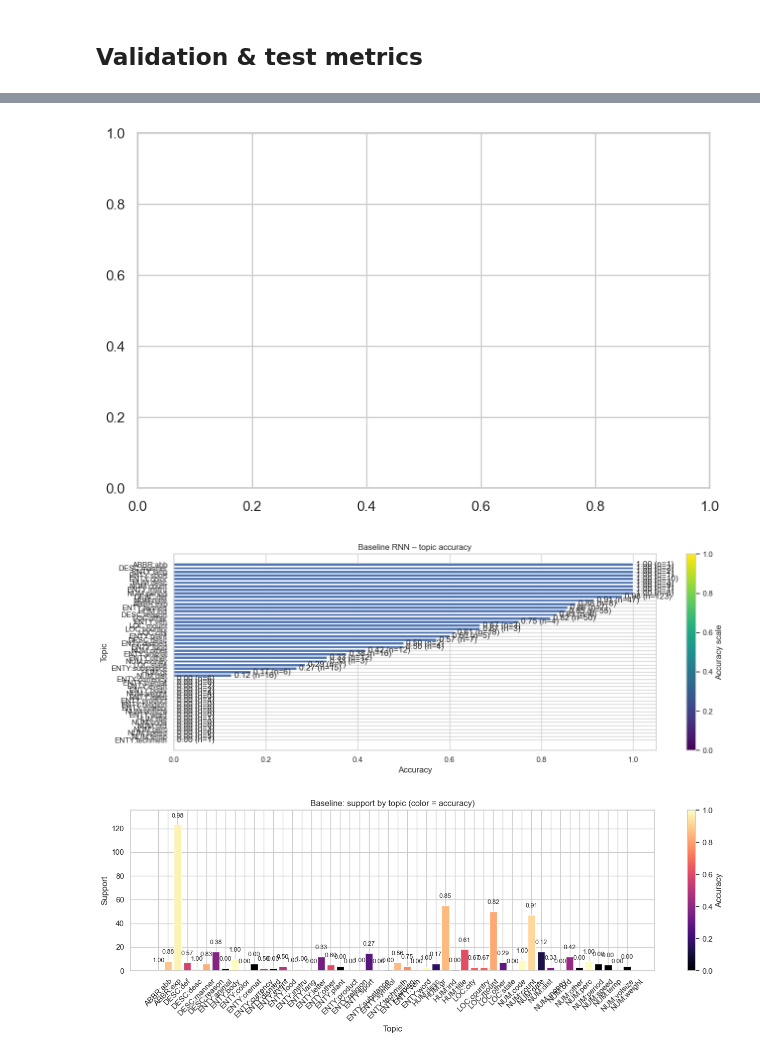
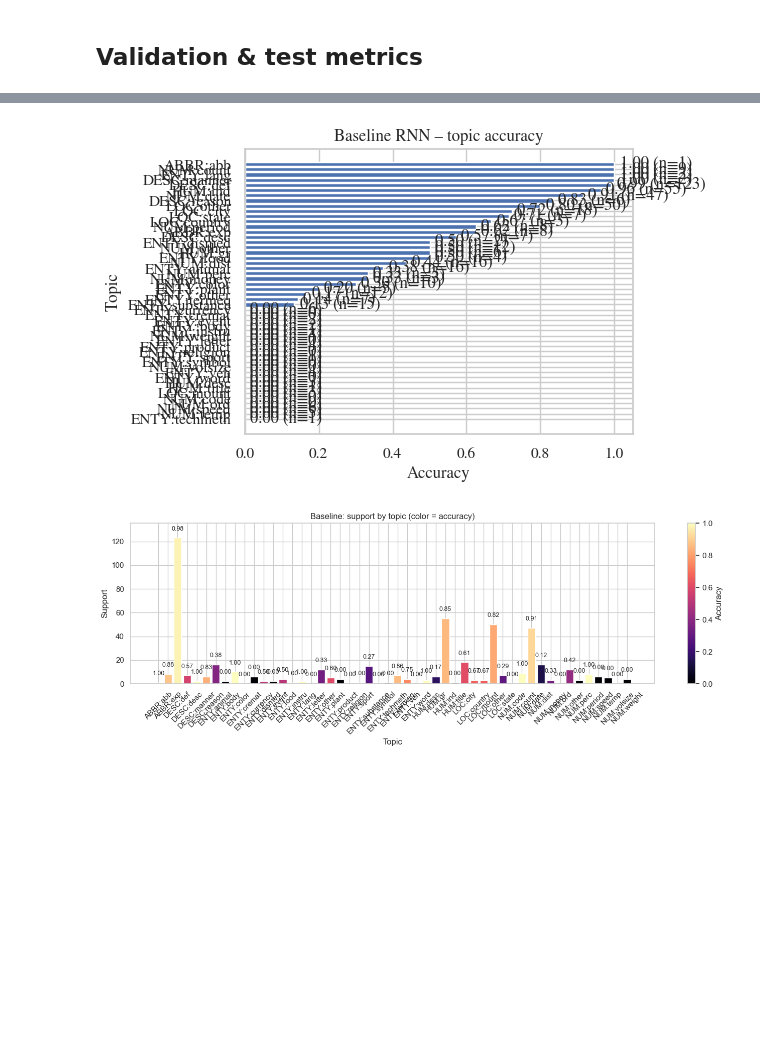
Before and after one commit to JonssonAlexander/NLP_Project_group45, a Jupyter notebook: 02_rnn.ipynb, the cells around one changed output, grey strips where cells are left out. Saved outputs shown, nothing was run; the diff lists cells and outputs as text; code cells hidden in the pictures; blank space fills up the shorter version.

```diff
--- a/02_rnn.ipynb
+++ b/02_rnn.ipynb
@@ -124,23 +125,23 @@ baseline_metrics
 # %%
 topic_accuracy_df = topic_accuracy_table(test_eval, index_to_label)
 sorted_topics = topic_accuracy_df.sort_values('accuracy')
-fig, ax = plt.subplots(figsize=(8, 5))
-fig, ax = plt.subplots(figsize=(14, 5))
+
+width, height = latex_set_size(fraction=1)
+fig, ax = plt.subplots(figsize=(width, height))
 bars = ax.barh(sorted_topics['label'], sorted_topics['accuracy'])
 ax.set_xlabel('Accuracy')
 ax.set_ylabel('Topic')
 ax.set_title('Baseline RNN – topic accuracy')
 ax.set_xlim(0, 1.05)
 ax.bar_label(bars, labels=[f"{acc:.2f} (n={supp})" for acc, supp in zip(sorted_topics['accuracy'], sorted_topics['support'])], padding=4)
-norm = colors.Normalize(0, 1)
+#norm = colors.Normalize(0, 1)
 sm = cm.ScalarMappable(cmap=cm.get_cmap('viridis'), norm=norm)
 sm.set_array([])
 plt.tight_layout()
 fig.savefig('plots/part2_topic_accuracy.png', dpi=300)
 plt.show()
 # %% [output]
-[figure, old version]
+[figure, new version]
-[figure, removed]
 # %%
 baseline_report_df = classification_report_table(test_eval, index_to_label)
 baseline_label_rows = baseline_report_df.loc[
```
Also changed, not shown: parts of 6 cells of this notebook, 1 other file.
